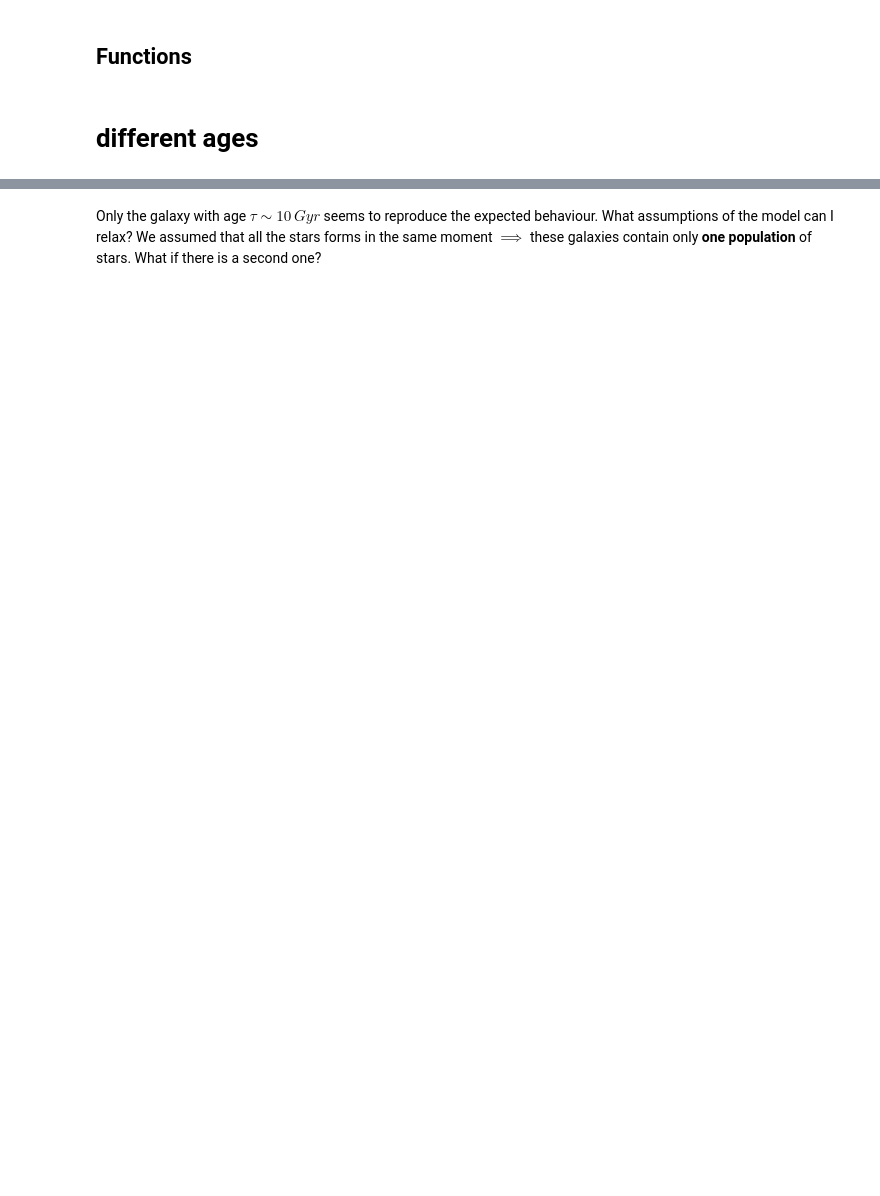
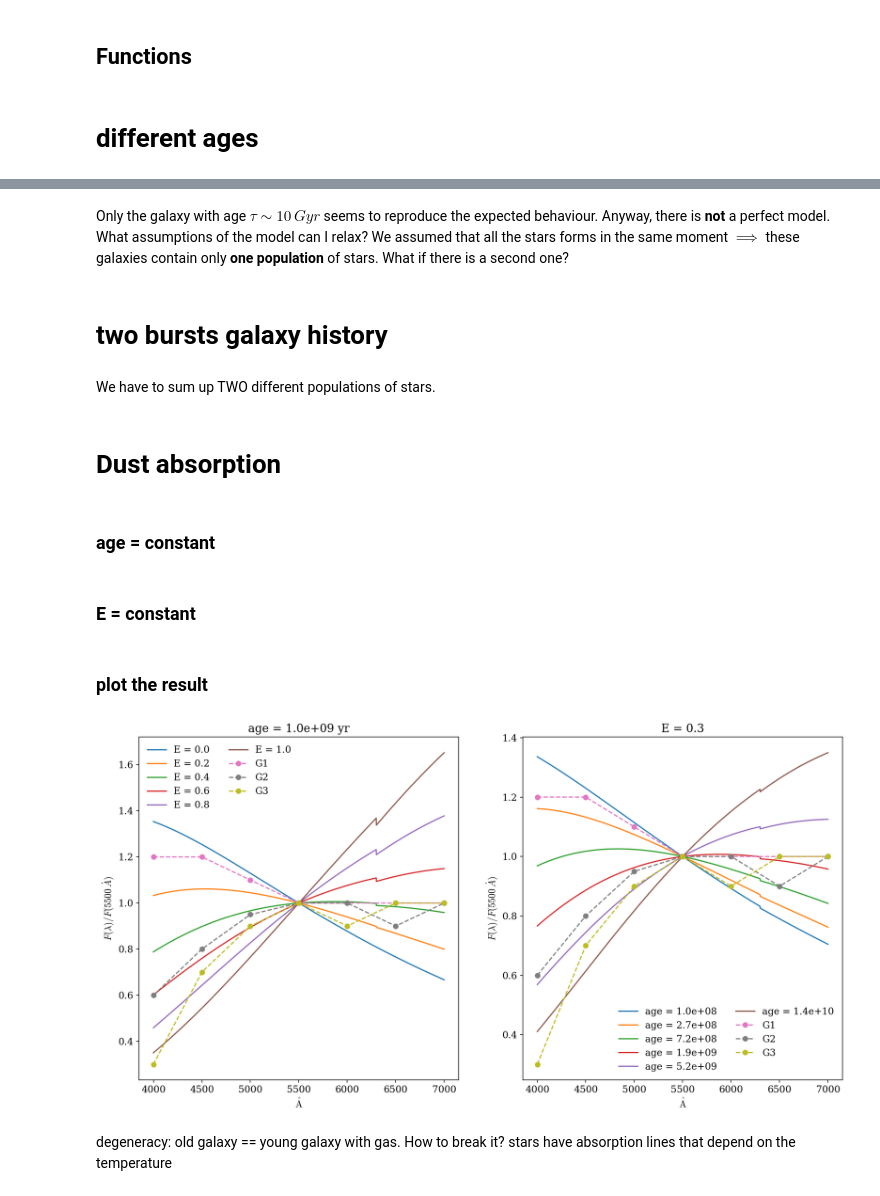
Before and after one commit to asantini29/codes_laboratory_data_analysis, a Jupyter notebook: galaxy_model_optical.ipynb, the cells around one changed output, grey strips where cells are left out. Cells and saved outputs as stored; diff of their text form; code cells hidden in the pictures; blank space fills up the shorter version.

Commit message:
dust

```diff
--- a/galaxy_model_optical.ipynb
+++ b/galaxy_model_optical.ipynb
@@ -97,2 +115,10 @@ with quantity_support():
 # %% [markdown]
-Only the galaxy with age $\tau \sim 10\, Gyr$ seems to reproduce the expected behaviour. What assumptions of the model can I relax? We assumed that all the stars forms in the same moment $\implies$ these galaxies contain only **one population** of stars. What if there is a second one?
+Only the galaxy with age $\tau \sim 10\, Gyr$ seems to reproduce the expected behaviour. Anyway, there is **not** a perfect model. What assumptions of the model can I relax? We assumed that all the stars forms in the same moment $\implies$ these galaxies contain only **one population** of stars. What if there is a second one?
+# %% [markdown]
+# two bursts galaxy history
+# %% [markdown]
+We have to sum up TWO different populations of stars.
+# %% [markdown]
+# Dust absorption
+# %% [markdown]
+###   age = constant
@@ -98,0 +142,42 @@ Only the galaxy with age $\tau \sim 10\, Gyr$ seems to reproduce the expected be
+# %% [markdown]
+### E = constant
+# %%
+fixed_E = 0.3 #now fix E(B - V) and change the age
+ages = np.logspace(8, 10.146, 6)
+fluxes_a = []
+
+for age in tqdm(ages):
+    M_max = max_mass(age, M_sun)
+    M_array = np.linspace(M_min, M_max, 100)
+    scale_factor_array, temp_array = np.hsplit(np.array([scale_and_temperature(M, M_sun) for M in M_array]), 2)
+
+    bb = np.sum([models.BlackBody(temperature = T * u.K, scale = scale_factor * u.erg / (u.cm**2 * u.AA * u.s * u.sr)) for T,scale_factor in zip(temp_array, scale_factor_array)])
+
+    exp = np.array([exponent(l, fixed_E) for l in wave]) #compute the exponent (-0.4 * A(lambda))
+    flux = bb(wave)* 10**exp / (bb(5500 * u.AA) * 10**exponent(5500 * u.AA, fixed_E)) #normalize to F(5500 A)
+
+    fluxes_a.append(flux)
+# %% [markdown]
+### plot the result
+# %%
+fig, axs = plt.subplots(1, 2)
+with quantity_support():
+    [axs[0].plot(wave, flux, label = 'E = %.1f' % E) for flux, E in zip(fluxes_E, E_array)]
+    [axs[0].plot(test_lambda, G, marker = 'o', ls = '--', label = string) for G, string in zip((G1_test, G2_test, G3_test), ('G1', 'G2', 'G3') )]
+
+    axs[0].set_ylabel("$F(\lambda) / F(5500 \, \dot{A})$")
+    axs[0].legend(frameon = False, ncol = 2)
+    axs[0].set_title('age = {:.1e}'.format(fixed_age))
+
+    [axs[1].plot(wave, flux, label = 'age = {:.1e}'.format(age)) for flux, age in zip(fluxes_a, ages)]
+    [axs[1].plot(test_lambda, G, marker = 'o', ls = '--', label = string) for G, string in zip((G1_test, G2_test, G3_test), ('G1', 'G2', 'G3') )]
+
+    axs[1].set_ylabel("$F(\lambda) / F(5500 \, \dot{A})$")
+    axs[1].legend(frameon = False, ncol = 2)
+    axs[1].set_title('E = %.1f' % fixed_E)
+
+    plt.show()
+# %% [output]
+[figure, added]
+# %% [markdown]
+degeneracy: old galaxy == young galaxy with gas. How to break it? stars have absorption lines that depend on the temperature
```
Also changed, not shown: parts of 7 cells of this notebook.
